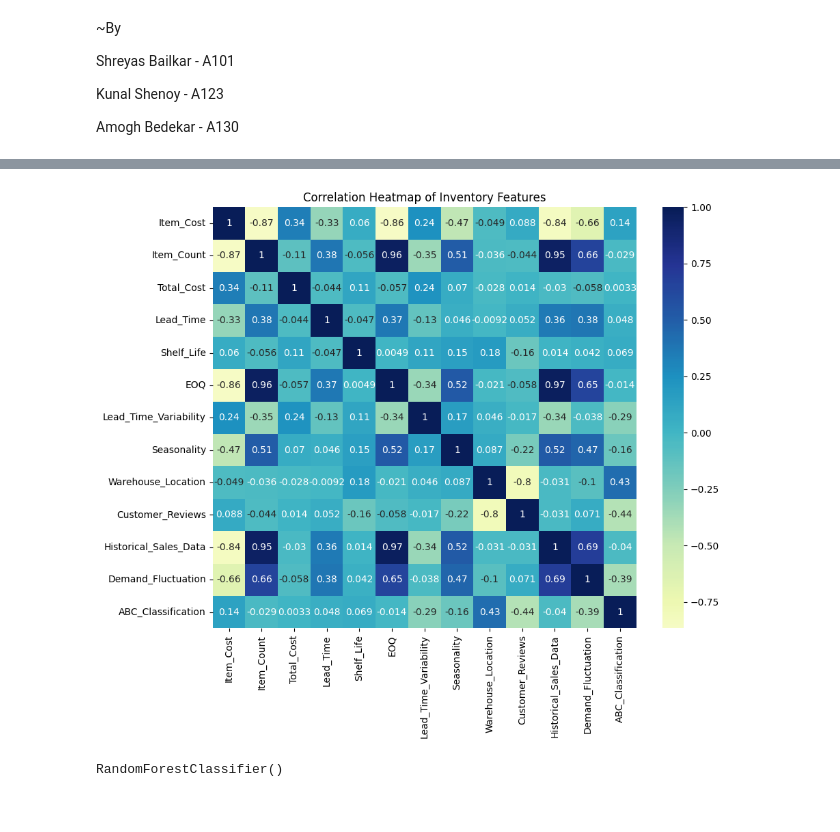
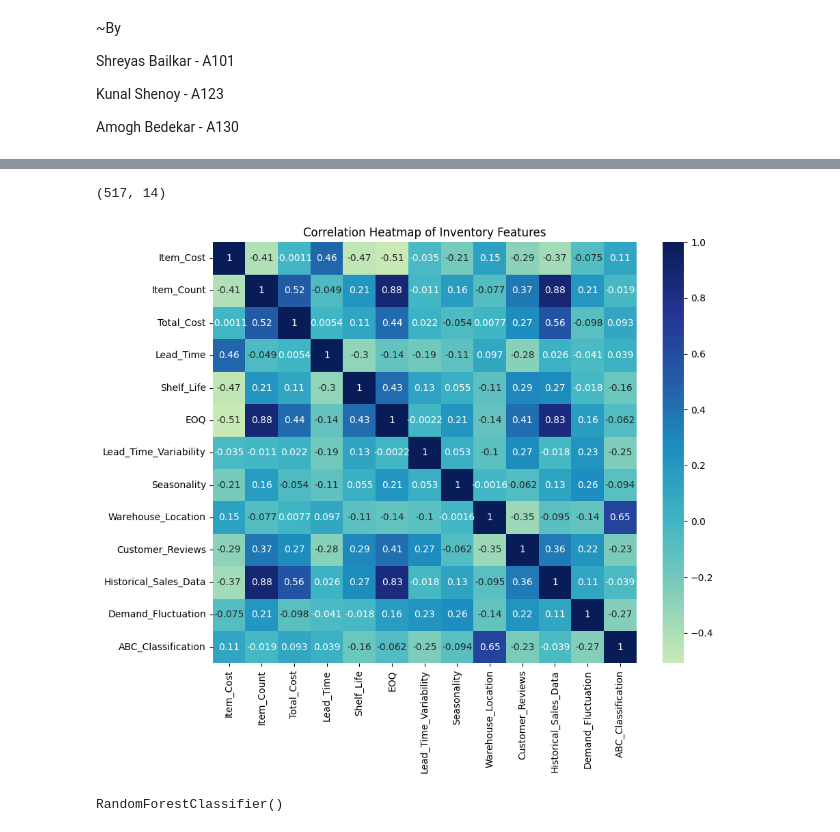
Before and after one commit to shreyas023/Smart_Inventory_Optimization, a Jupyter notebook: Mini_Project.ipynb, the cells around one changed output, grey strips where cells are left out. Saved outputs shown, nothing was run; the diff lists cells and outputs as text; code cells hidden in the pictures.

```diff
--- a/Mini_Project.ipynb
+++ b/Mini_Project.ipynb
@@ -38,0 +127,7 @@ df.describe()
+# %%
+# Replace null values with the most frequent value for each column
+for column in df.columns:
+    most_frequent = df[column].mode()[0]
+    df[column].fillna(most_frequent, inplace=True)
+
+df.isnull().sum()
@@ -93,14 +208,14 @@ df.isna()
 # %%
-from sklearn.preprocessing import LabelEncoder
+from sklearn.preprocessing import OrdinalEncoder
 
-le = LabelEncoder()
+le = OrdinalEncoder()
 # %%
-df['ABC_Classification'] = le.fit_transform(df['ABC_Classification'])
-df['Seasonality'] = le.fit_transform(df['Seasonality'])
-df['Lead_Time_Variability'] = le.fit_transform(df['Lead_Time_Variability'])
-df['Warehouse_Location'] = le.fit_transform(df['Warehouse_Location'])
-df['Demand_Fluctuation'] = le.fit_transform(df['Demand_Fluctuation'])
+# df['ABC_Classification'] = le.fit_transform(df[['ABC_Classification']])
+df['Seasonality'] = le.fit_transform(df[['Seasonality']])
+df['Lead_Time_Variability'] = le.fit_transform(df[['Lead_Time_Variability']])
+df['Warehouse_Location'] = le.fit_transform(df[['Warehouse_Location']])
+df['Demand_Fluctuation'] = le.fit_transform(df[['Demand_Fluctuation']])
 
-df.head()
+df.head(20)
 # %% [output]
 |  | SKU_ID | Item_Cost | Item_Count | Total_Cost | Lead_Time | Shelf_Life | EOQ | Lead_Time_Variability | ... |
@@ -112,13 +265,21 @@ df.head()
+# %%
+df = df[(df['Total_Cost'] <= 50000) & (df['Historical_Sales_Data'] <= 1500) & (df['EOQ'] <= 500) & (df['Item_Count'] <= 1000)]
+
+df.shape
+# %% [output]
+(517, 14)
 # %%
-import seaborn as sns
-import matplotlib.pyplot as plt
+plt.figure(figsize=(10, 8))
 
-plt.figure(figsize=(10, 8))
-sns.heatmap(df.corr(),cmap='YlGnBu',annot=True, center=0)
+d = df.drop(columns='SKU_ID')
+
+d['ABC_Classification'] = le.transform(d[['ABC_Classification']])
+corr_matrix = d.corr()
+sns.heatmap(corr_matrix, cmap='YlGnBu', annot=True, center=0)
 plt.title('Correlation Heatmap of Inventory Features')
 plt.show()
 # %% [output]
-[figure, old version]
+[figure, new version]
 # %%
 from sklearn.model_selection import train_test_split
 
```
Also changed, not shown: parts of 19 cells of this notebook.
